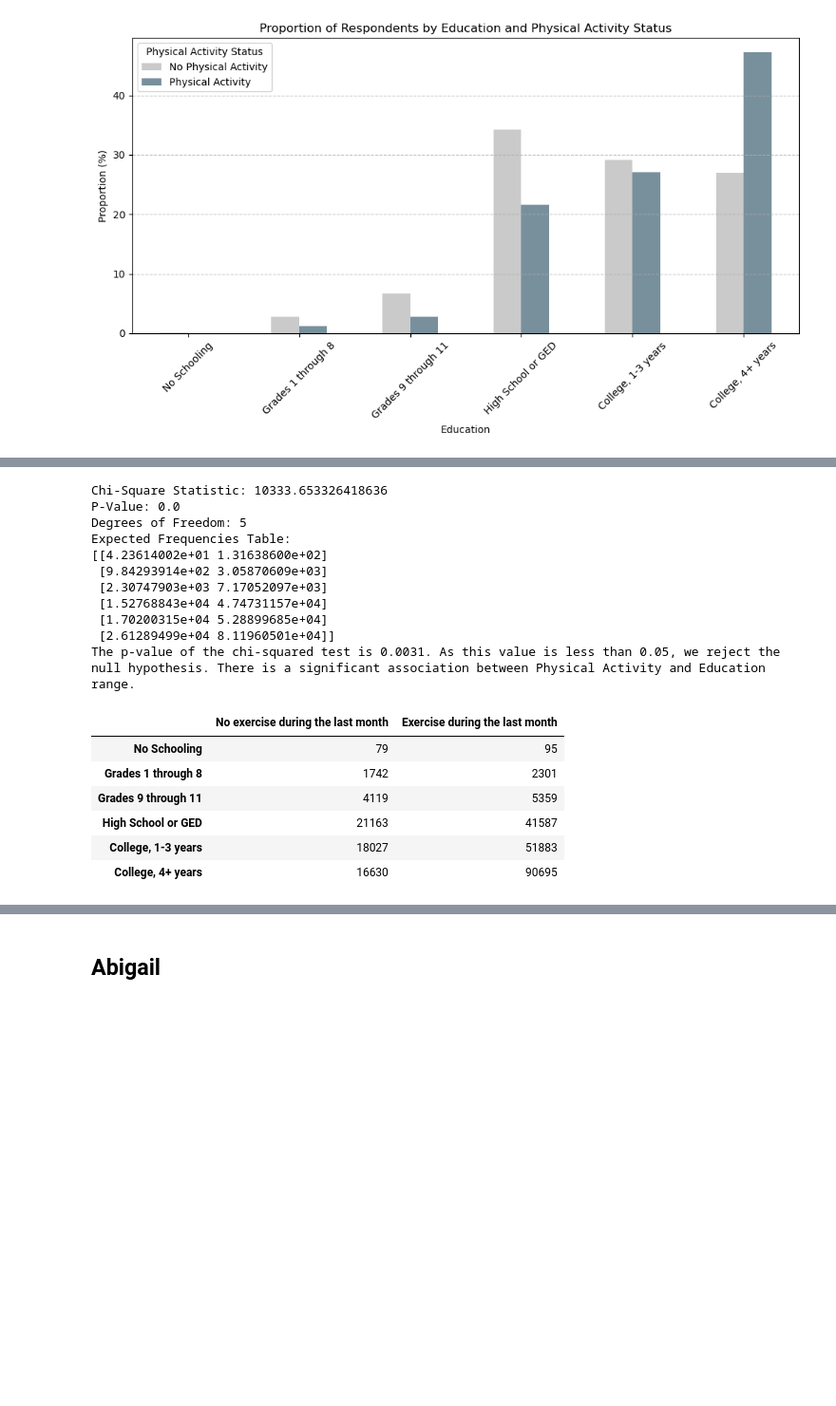
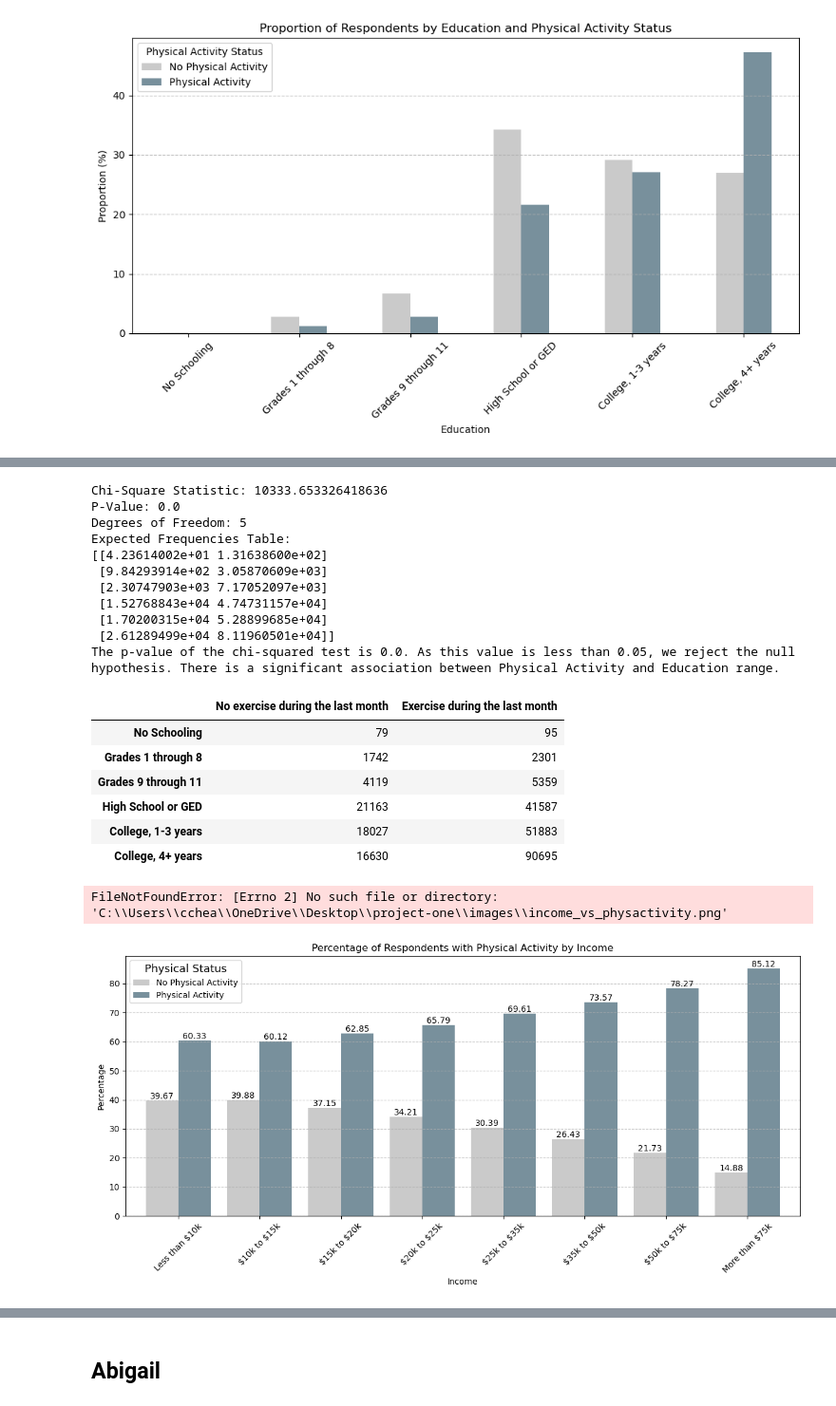
Before and after one commit to williamlevine/project-one, a Jupyter notebook: main_notebook.ipynb, the cells around one changed output, grey strips where cells are left out. Shown: that part at 95% size. Saved outputs shown, nothing was run; the diff lists cells and outputs as text; code cells hidden in the pictures; blank space fills up the shorter version.

Commit message:
added image folder updated income plot

```diff
--- a/main_notebook.ipynb
+++ b/main_notebook.ipynb
@@ -613,9 +617,9 @@ print(expected)
 # Interpretation of results
 
 if p_value < 0.05:
-    print(f"The p-value of the chi-squared test is {round(p_val,4)}. As this value is less than 0.05, we reject the null hypothesis. There is a significant association between Physical Activity and Education range.")
+    print(f"The p-value of the chi-squared test is {round(p_value,4)}. As this value is less than 0.05, we reject the null hypothesis. There is a significant association between Physical Activity and Education range.")
 else:
-    print(f"The p-value of the chi-squared test is {round(p_val,4)}. As this value is greater than 0.05, we fail to reject the null hypothesis. There is no significant association between Physical Activity and Education range.")
+    print(f"The p-value of the chi-squared test is {round(p_value,4)}. As this value is greater than 0.05, we fail to reject the null hypothesis. There is no significant association between Physical Activity and Education range.")
 
 contingency_table05
 # %% [output]
@@ -629,7 +633,7 @@ Expected Frequencies Table:
  [1.52768843e+04 4.74731157e+04]
  [1.70200315e+04 5.28899685e+04]
  [2.61289499e+04 8.11960501e+04]]
-The p-value of the chi-squared test is 0.0031. As this value is less than 0.05, we reject the null hypothesis. There is a significant association between Physical Activity and Education range.
+The p-value of the chi-squared test is 0.0. As this value is less than 0.05, we reject the null hypothesis. There is a significant association between Physical Activity and Education range.
 |  | No exercise during the last month | Exercise during the last month |
 | No Schooling | 79 | 95 |
 | Grades 1 through 8 | 1742 | 2301 |
@@ -639,0 +660,49 @@ The p-value of the chi-squared test is 0.0031. As this value is less than 0.05,
+# %%
+# Group by income and diabetes, count the number of responses in each row
+dia_income_PhysActivity02 = df_trimmed.groupby(["Income", "PhysActivity"]).size().reset_index(name='count')
+
+# Calculate the sum of responses for each income group
+income_group_sum_PhysActivity02 = dia_income_PhysActivity02.groupby('Income')['count'].transform('sum')
+
+# Calculate the proportions
+dia_income_PhysActivity02['proportion'] = (dia_income_PhysActivity02['count'] / income_group_sum_PhysActivity02) * 100
+
+# Pivot the table
+income_pivot_df_PhysActivity02 = dia_income_PhysActivity02.pivot(index='Income', columns='PhysActivity', values='proportion')
+
+# Rename columns for easy display formatting
+income_pivot_df_PhysActivity02.columns = ['No Physical Activity', 'Physical Activity']
+
+# Rename indices for easy display formatting
+index_mapping = {1.0: 'Less than \$10k',
+                 2.0: '\$10k to \$15k',
+                 3.0: '\$15k to \$20k',
+                 4.0: '\$20k to \$25k',
+                 5.0: '\$25k to \$35k',
+                 6.0: '\$35k to \$50k',
+                 7.0: '\$50k to \$75k',
+                 8.0: 'More than \$75k'
+                }
+income_pivot_df_PhysActivity02.index = income_pivot_df_PhysActivity02.index.map(index_mapping)
+
+# Plot the table
+ax = income_pivot_df_PhysActivity02.plot(kind='bar', width = .8, figsize=(12, 6), color=['#CACACA', '#78909c'])
+plt.title('Percentage of Respondents with Physical Activity by Income')
+plt.xlabel('Income')
+plt.ylabel('Percentage')
+plt.xticks(ticks=range(len(income_pivot_df_PhysActivity02.index)), labels=income_pivot_df_PhysActivity02.index, rotation=45)
+plt.legend(title='Physical Status', title_fontsize='13')
+plt.grid(axis='y', linestyle='--', alpha=0.7)
+
+# Label the percentages?
+ax.bar_label(ax.containers[0], fmt='%.2f', label_type='edge')
+ax.bar_label(ax.containers[1], fmt='%.2f', label_type='edge')
+#ax.bar_label(ax.containers[2], fmt='%.2f', label_type='edge')
+
+# Display the plot
+plt.tight_layout()
+plt.savefig("images/income_vs_physactivity.png")
+plt.show()
+# %% [output]
+FileNotFoundError: [Errno 2] No such file or directory: 'C:\\Users\\cchea\\OneDrive\\Desktop\\project-one\\images\\income_vs_physactivity.png'
+[figure, added]
```
Also changed, not shown: parts of 8 cells of this notebook.
